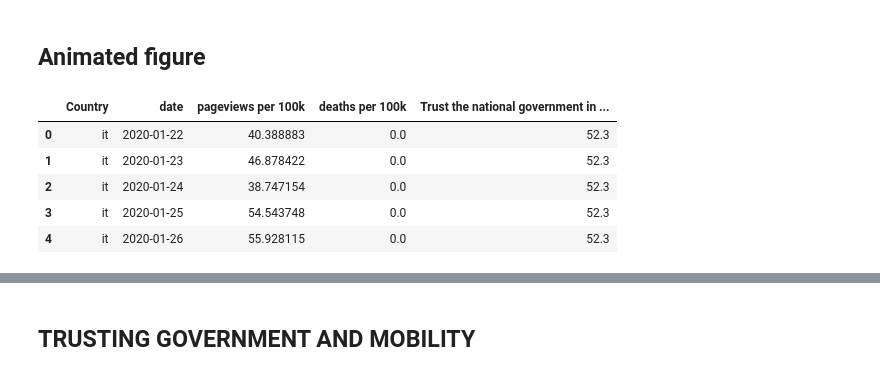
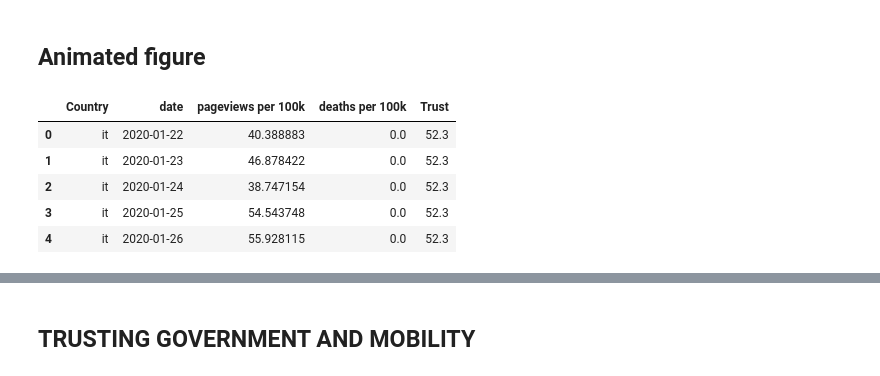
Before and after one commit to epfl-ada/ada-2022-project-thedatadiggers22, a Jupyter notebook: animated_figure.ipynb, the cells around one changed output, grey strips where cells are left out. Cells and saved outputs as stored; diff of their text form; code cells hidden in the pictures.

```diff
--- a/animated_figure.ipynb
+++ b/animated_figure.ipynb
@@ -24,17 +24,17 @@ df_animation=df_animation.rename(columns={"country": "Country"})
 # %%
 # Dowload and preprocess trust dataset
 data_folder = 'data_2/'
 df_trust_gov = pd.read_csv(data_folder+'share-who-trust-government.csv.zip')
 df_trust_gov = df_trust_gov.set_index("Entity")[["Trust the national government in this country"]].transpose()[COUNTRY_OWN_LANG_TRUST_GOV.keys()].rename(columns= COUNTRY_OWN_LANG_TRUST_GOV)
 country_dict = get_country_dict('trust gov mobility')
 
 # # Map the trust category to the countries in df_animation
 # country_dict_cat =  trust_category(df_trust_gov, 5,country_dict)
 trust_dict =df_trust_gov.to_dict('index')
-df_animation['Trust the national government in this country'] = df_animation['Country'].map(trust_dict['Trust the national government in this country'])
+df_animation['Trust'] = df_animation['Country'].map(trust_dict['Trust the national government in this country'])
 df_animation.head()
 # %% [output]
-|  | Country | date | pageviews per 100k | deaths per 100k | Trust the national government in ... |
+|  | Country | date | pageviews per 100k | deaths per 100k | Trust |
 | 0 | it | 2020-01-22 | 40.388883 | 0.0 | 52.3 |
 | 1 | it | 2020-01-23 | 46.878422 | 0.0 | 52.3 |
 | 2 | it | 2020-01-24 | 38.747154 | 0.0 | 52.3 |
```
Also changed, not shown: parts of 3 cells of this notebook, 3 other files.
